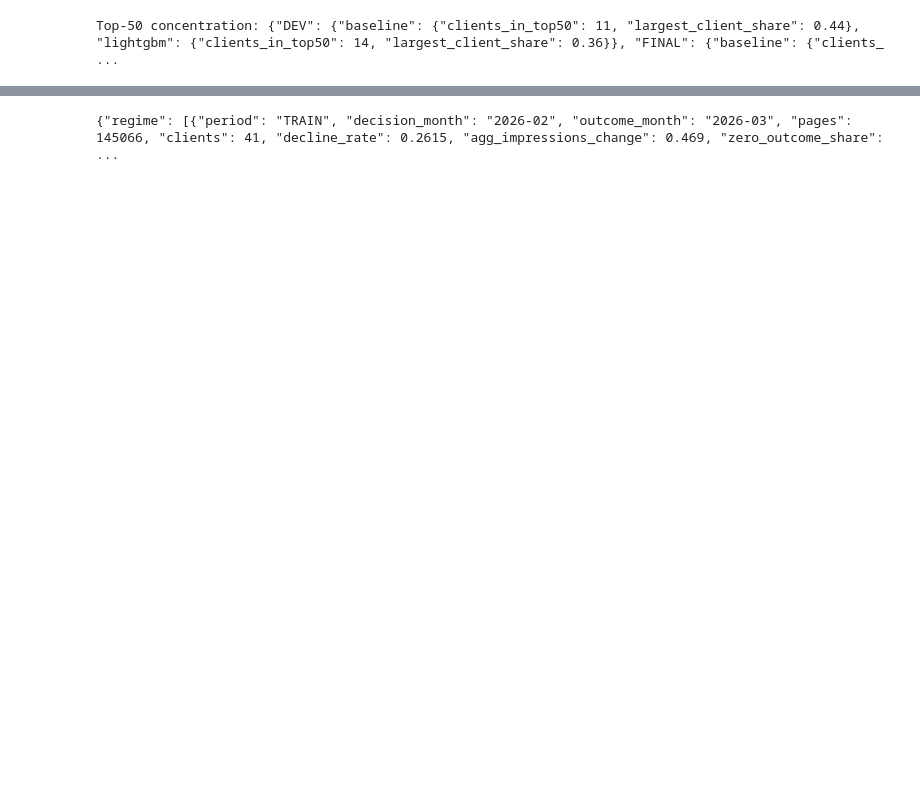
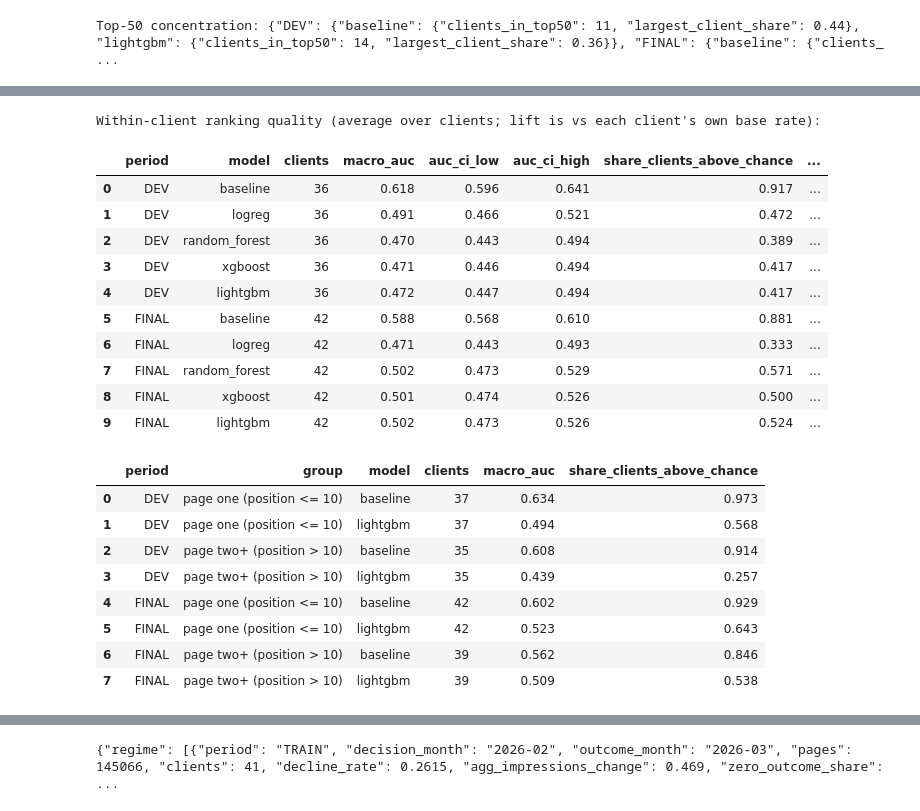
Before and after one commit to Bigoal/flyrank-ml-internship, a Jupyter notebook: work/notebooks/capstone.ipynb, the cells around one changed output, grey strips where cells are left out. Saved outputs shown, nothing was run; the diff lists cells and outputs as text; code cells hidden in the pictures; blank space fills up the shorter version.

```diff
--- a/work/notebooks/capstone.ipynb
+++ b/work/notebooks/capstone.ipynb
@@ -452 +448,69 @@ print("Positive = shuffling the feature hurts the FINAL-period ranking; near zer
 Positive = shuffling the feature hurts the FINAL-period ranking; near zero or negative = no measurable contribution there.
+# %%
+# ---- within-client view for EVERY model: the test that decides which ranker drives the queue ----
+def within_client_table(period, name, mask=None, min_pages=200, min_each=20):
+    f = frames[period]; s = scores[name][period]; yv = y[period]
+    m = np.ones(len(f), bool) if mask is None else mask
+    rows = []
+    for c, idx in client_groups(f).items():
+        idx = idx[m[idx]]
+        pos = int(yv[idx].sum()); neg = len(idx) - pos
+        if len(idx) >= min_pages and pos >= min_each and neg >= min_each:
+            k = max(int(0.10 * len(idx)), 1)
+            top = idx[np.argsort(-s[idx], kind="stable")[:k]]
+            rows.append((c, len(idx), fast_auc(yv[idx], s[idx]), yv[top].mean() / yv[idx].mean()))
+    return pd.DataFrame(rows, columns=["client", "pages", "auc", "lift_top10pct"])
+
+def macro_ci(vals, n_boot=N_BOOT, seed=SEED):
+    rng = np.random.default_rng(seed); v = np.asarray(vals)
+    return ci([v[rng.integers(0, len(v), len(v))].mean() for _ in range(n_boot)])
+
+within_all = {}
+for p in ["DEV", "FINAL"]:
+    within_all[p] = {}
+    for n in MODEL_ORDER:
+        t = within_client_table(p, n)
+        within_all[p][n] = {"clients": int(len(t)), "macro_auc": float(t["auc"].mean()), "macro_auc_ci": macro_ci(t["auc"]),
+                            "share_above_half": float((t["auc"] > 0.5).mean()),
+                            "macro_lift_top10pct": float(t["lift_top10pct"].mean())}
+show_w = pd.DataFrame([{"period": p, "model": n, "clients": d["clients"], "macro_auc": d["macro_auc"],
+                        "auc_ci_low": d["macro_auc_ci"][0], "auc_ci_high": d["macro_auc_ci"][1],
+                        "share_clients_above_chance": d["share_above_half"], "macro_lift_top10pct": d["macro_lift_top10pct"]}
+                       for p, dd in within_all.items() for n, d in dd.items()])
+print("Within-client ranking quality (average over clients; lift is vs each client's own base rate):")
+display(show_w.round(3))
+
+# does the baseline's within-client signal hold for page-one pages, where the "snippet/title" action would apply?
+by_pos = []
+for p in ["DEV", "FINAL"]:
+    pos_s = frames[p]["gsc_avg_position_weighted"]
+    for gname, gmask in [("page one (position <= 10)", (pos_s <= 10).values), ("page two+ (position > 10)", (pos_s > 10).values)]:
+        for n in ["baseline", PRIMARY]:
+            t = within_client_table(p, n, mask=gmask, min_pages=100, min_each=10)
+            by_pos.append({"period": p, "group": gname, "model": n, "clients": int(len(t)),
+                           "macro_auc": float(t["auc"].mean()) if len(t) else None,
+                           "share_clients_above_chance": float((t["auc"] > 0.5).mean()) if len(t) else None})
+by_pos_df = pd.DataFrame(by_pos)
+display(by_pos_df.round(3))
+# %% [output]
+Within-client ranking quality (average over clients; lift is vs each client's own base rate):
+|  | period | model | clients | macro_auc | auc_ci_low | auc_ci_high | share_clients_above_chance | ... |
+| 0 | DEV | baseline | 36 | 0.618 | 0.596 | 0.641 | 0.917 | ... |
+| 1 | DEV | logreg | 36 | 0.491 | 0.466 | 0.521 | 0.472 | ... |
+| 2 | DEV | random_forest | 36 | 0.470 | 0.443 | 0.494 | 0.389 | ... |
+| 3 | DEV | xgboost | 36 | 0.471 | 0.446 | 0.494 | 0.417 | ... |
+| 4 | DEV | lightgbm | 36 | 0.472 | 0.447 | 0.494 | 0.417 | ... |
+| 5 | FINAL | baseline | 42 | 0.588 | 0.568 | 0.610 | 0.881 | ... |
+| 6 | FINAL | logreg | 42 | 0.471 | 0.443 | 0.493 | 0.333 | ... |
+| 7 | FINAL | random_forest | 42 | 0.502 | 0.473 | 0.529 | 0.571 | ... |
+| 8 | FINAL | xgboost | 42 | 0.501 | 0.474 | 0.526 | 0.500 | ... |
+| 9 | FINAL | lightgbm | 42 | 0.502 | 0.473 | 0.526 | 0.524 | ... |
+|  | period | group | model | clients | macro_auc | share_clients_above_chance |
+| 0 | DEV | page one (position <= 10) | baseline | 37 | 0.634 | 0.973 |
+| 1 | DEV | page one (position <= 10) | lightgbm | 37 | 0.494 | 0.568 |
+| 2 | DEV | page two+ (position > 10) | baseline | 35 | 0.608 | 0.914 |
+| 3 | DEV | page two+ (position > 10) | lightgbm | 35 | 0.439 | 0.257 |
+| 4 | FINAL | page one (position <= 10) | baseline | 42 | 0.602 | 0.929 |
+| 5 | FINAL | page one (position <= 10) | lightgbm | 42 | 0.523 | 0.643 |
+| 6 | FINAL | page two+ (position > 10) | baseline | 39 | 0.562 | 0.846 |
+| 7 | FINAL | page two+ (position > 10) | lightgbm | 39 | 0.509 | 0.538 |
```
Also changed, not shown: parts of 12 cells of this notebook.
